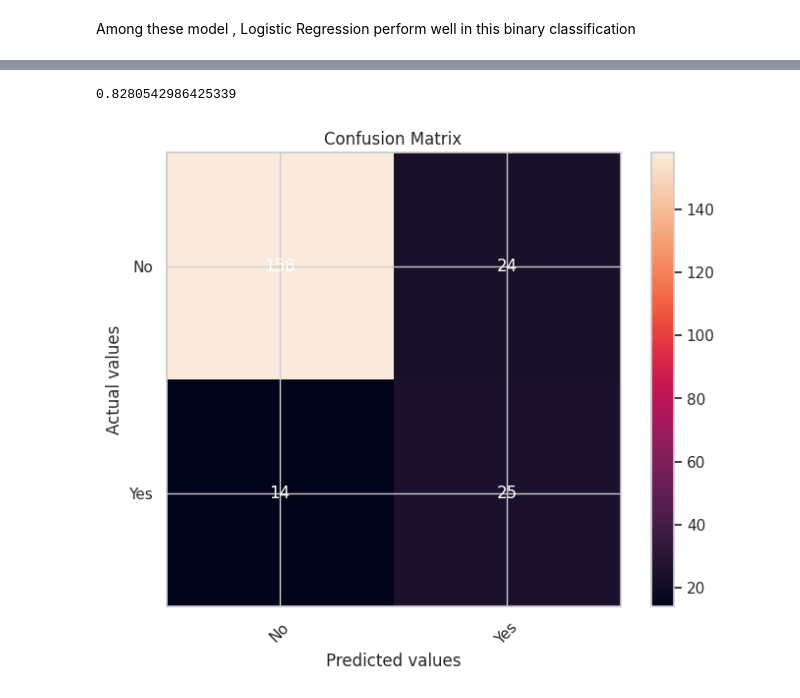
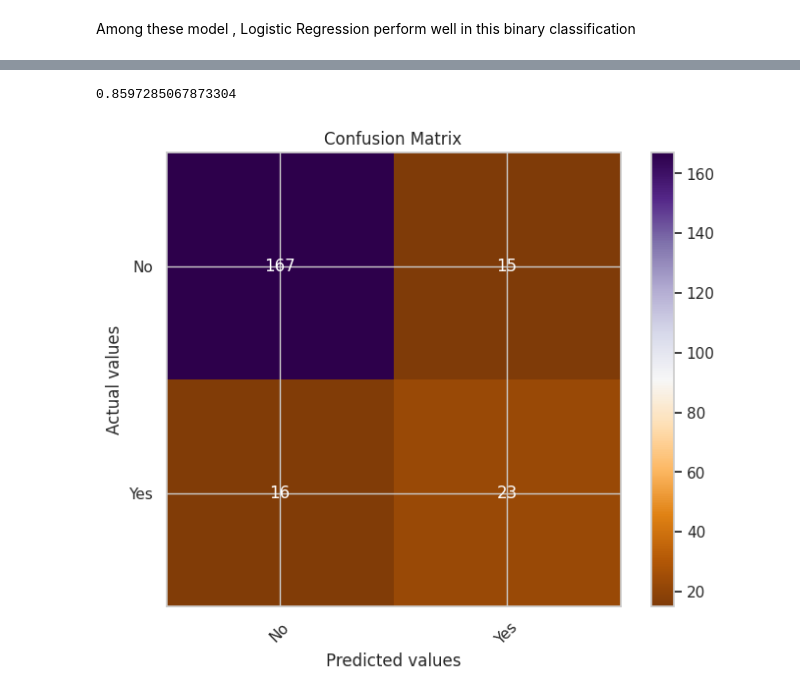
Before and after one commit to V-keerththanan/Ceylinco-ML-Assessment, a Jupyter notebook: assessment.ipynb, the cells around one changed output, grey strips where cells are left out. Cells and saved outputs as stored; diff of their text form; code cells hidden in the pictures.

```diff
--- a/assessment.ipynb
+++ b/assessment.ipynb
@@ -132,15 +135,14 @@ numerical_features.remove("MonthlyIncome")
 numerical_features.remove("TotalWorkingYears")
 numerical_features.remove("PercentSalaryHike")
 # %%
-fig, axes = plt.subplots(nrows=len(categorical_features), ncols=1, figsize=(14, 5*len(categorical_features)))
-
-# Loop through each categorical variable
+fig, axes = plt.subplots(nrows=len(categorical_features), ncols=1, figsize=(14, 5*len(categorical_features)),gridspec_kw={'hspace': 0.6})
 for i, var in enumerate(categorical_features):
-    # Create a countplot with hue for the target variable
     sns.countplot(x=var, hue='Attrition', data=dataframe, ax=axes[i])
     axes[i].set_title(f'{var} vs. Target')
     axes[i].set_ylabel('Frequency')
+    print("\n\n\n")
 
+plt.savefig("categorical features vs target.png")
 plt.tight_layout()
 plt.show()
 # %% [output]
@@ -218,12 +220,13 @@ X[dependent_categorical_features]
 | 1469 | Travel_Rarely | Research & Development | Medical | Laboratory Technician | Married | No |
 1470 rows × 6 columns
 # %%
-fig, axes = plt.subplots(nrows=len(dependent_categorical_features), ncols=1, figsize=(15, len(dependent_categorical_features) * 5))
+fig, axes = plt.subplots(nrows=len(dependent_categorical_features), ncols=1, figsize=(15, len(dependent_categorical_features) * 5),
+                         gridspec_kw={'hspace': 0.5})
 
 for i, col in enumerate(dependent_categorical_features):
     sns.countplot(x=col, data=X, ax=axes[i], palette="viridis")
     axes[i].set_title(f'Unique Values of {col}')
-
+plt.savefig("analyse_categorical_unique_feature.png")
 plt.tight_layout()
 plt.show()
 # %% [output]
@@ -308,8 +311,10 @@ len(X_train[0])
 # %% [output]
 47
 # %%
-smote = SMOTE(sampling_strategy=0.5)
-X_train, y_train = smote.fit_resample(X_train, y_train)
+
+from imblearn.under_sampling import RandomUnderSampler
+rus = RandomUnderSampler(sampling_strategy=0.33, random_state=42)
+X_train, y_train = rus.fit_resample(X_train, y_train)
 # %% [markdown]
 use multiple classification model to check which perform well with default parameter
 # %%
@@ -342,13 +347,17 @@ Among these model , Logistic Regression perform well in this binary classificati
 # %%
 from sklearn.model_selection import GridSearchCV
 # %%
-logistic_reg = LogisticRegression()
+logistic=LogisticRegression()
 param_grid = {
+    'C': [0.001, 0.01, 0.1, 1, 10, 100],
     'penalty': ['l1', 'l2'],
-    'C': [0.01, 0.1, 1, 10, 100],
-    'solver': ['liblinear', 'saga']
+    'solver': ['liblinear', 'lbfgs', 'newton-cg'],
+    'max_iter': [100, 1000, 10000],
+    'class_weight': [None, 'balanced'],
+
 }
-grid_search = GridSearchCV(logistic_reg, param_grid, cv=5)
+
+grid_search = GridSearchCV(logistic, param_grid, cv=2)
 # %%
 grid_search.fit(X_train,y_train)
 # %% [output]
@@ -374,39 +408,37 @@ score=accuracy_score(y_test,pred)
 # %%
 score
 # %% [output]
-0.8280542986425339
+0.8597285067873304
 # %%
 conf_matrix=confusion_matrix(y_test,pred)
 # %%
 import numpy as np
 import matplotlib.pyplot as plt
 from sklearn.metrics import confusion_matrix
 
 cm = confusion_matrix(y_test, pred)
 
 classes = ['No', 'Yes']
 
 
 plt.figure(figsize=(8, 6))
-plt.imshow(cm, interpolation='nearest')
+plt.imshow(cm, interpolation='nearest',cmap=plt.cm.PuOr)
 plt.title('Confusion Matrix')
 plt.colorbar()
 
 tick_marks = np.arange(len(classes))
 plt.xticks(tick_marks, classes, rotation=45)
 plt.yticks(tick_marks, classes)
 
 plt.ylabel('Actual values')
 plt.xlabel('Predicted values')
 
 for i in range(len(classes)):
     for j in range(len(classes)):
         plt.text(j, i, str(cm[i, j]), ha='center', va='center', color='white')
 
 
 plt.savefig('confusion_matrix.png')
-
-
 plt.show()
 # %% [output]
-[figure, old version]
+[figure, new version]
```
Also changed, not shown: parts of 11 cells of this notebook.
